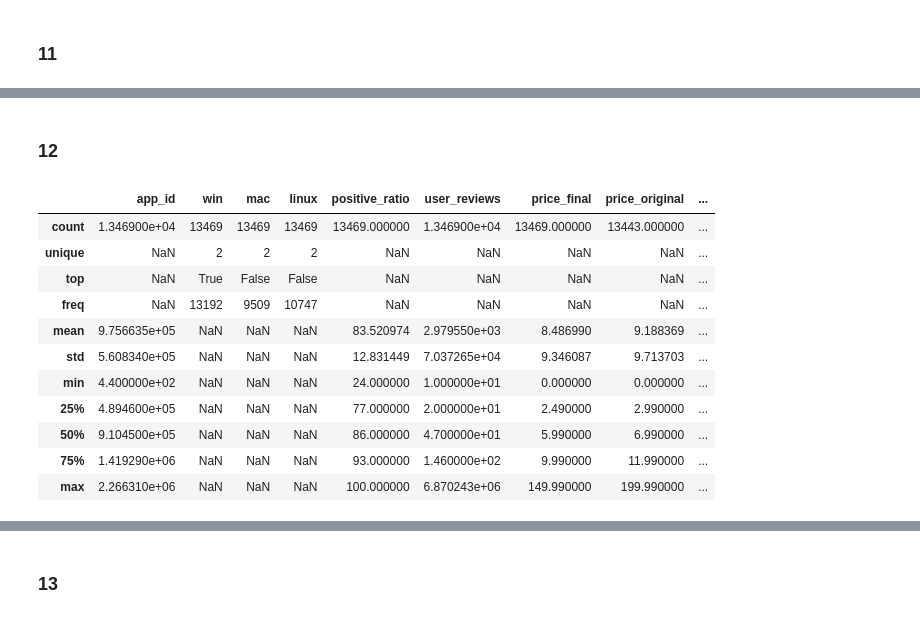
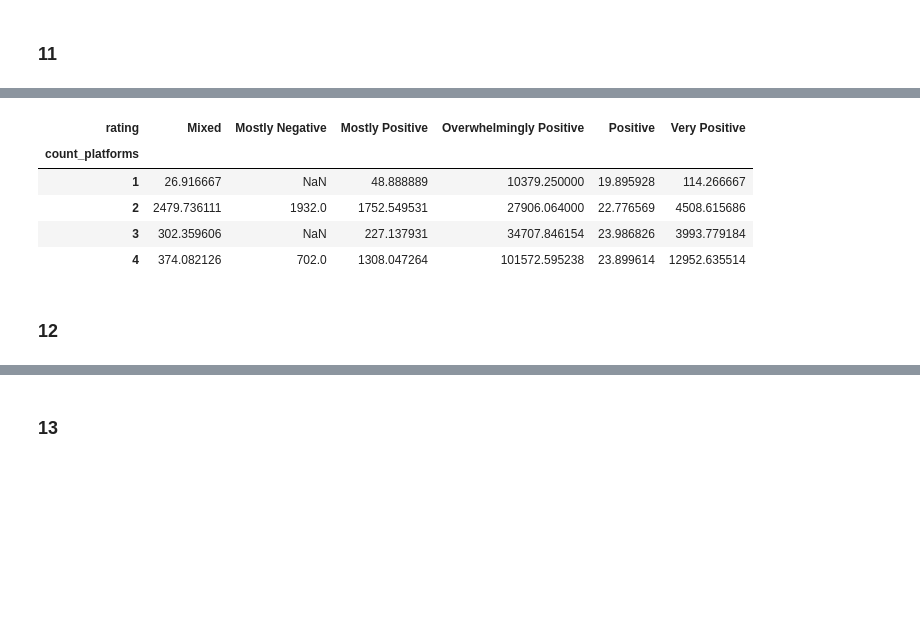
Before and after one commit to AKSUMRUS/DataAnalizeCSHSE2023, a Jupyter notebook: Games.ipynb, the cells around one changed output, grey strips where cells are left out. Saved outputs shown, nothing was run; the diff lists cells and outputs as text; code cells hidden in the pictures; blank space fills up the shorter version.

```diff
--- a/Games.ipynb
+++ b/Games.ipynb
@@ -383,18 +399,14 @@ print('Чем младше игра, тем больше она в средне
+# %%
+# display(df.corr())
+df3 = df.pivot_table('user_reviews',index='count_platforms',columns='rating')
+print("")
+display(df3)
+# %% [output]
+| rating | Mixed | Mostly Negative | Mostly Positive | Overwhelmingly Positive | Positive | Very Positive |
+| count_platforms |  |  |  |  |  |  |
+| 1 | 26.916667 | NaN | 48.888889 | 10379.250000 | 19.895928 | 114.266667 |
+| 2 | 2479.736111 | 1932.0 | 1752.549531 | 27906.064000 | 22.776569 | 4508.615686 |
+| 3 | 302.359606 | NaN | 227.137931 | 34707.846154 | 23.986826 | 3993.779184 |
+| 4 | 374.082126 | 702.0 | 1308.047264 | 101572.595238 | 23.899614 | 12952.635514 |
 # %% [markdown]
 ### 12
-# %%
-# Тут еще делать нужно
-display(df.describe())
-# %% [output]
-|  | app_id | win | mac | linux | positive_ratio | user_reviews | price_final | price_original | ... |
-| count | 1.346900e+04 | 13469 | 13469 | 13469 | 13469.000000 | 1.346900e+04 | 13469.000000 | 13443.000000 | ... |
-| unique | NaN | 2 | 2 | 2 | NaN | NaN | NaN | NaN | ... |
-| top | NaN | True | False | False | NaN | NaN | NaN | NaN | ... |
-| freq | NaN | 13192 | 9509 | 10747 | NaN | NaN | NaN | NaN | ... |
-| mean | 9.756635e+05 | NaN | NaN | NaN | 83.520974 | 2.979550e+03 | 8.486990 | 9.188369 | ... |
-| std | 5.608340e+05 | NaN | NaN | NaN | 12.831449 | 7.037265e+04 | 9.346087 | 9.713703 | ... |
-| min | 4.400000e+02 | NaN | NaN | NaN | 24.000000 | 1.000000e+01 | 0.000000 | 0.000000 | ... |
-| 25% | 4.894600e+05 | NaN | NaN | NaN | 77.000000 | 2.000000e+01 | 2.490000 | 2.990000 | ... |
-| 50% | 9.104500e+05 | NaN | NaN | NaN | 86.000000 | 4.700000e+01 | 5.990000 | 6.990000 | ... |
-| 75% | 1.419290e+06 | NaN | NaN | NaN | 93.000000 | 1.460000e+02 | 9.990000 | 11.990000 | ... |
-| max | 2.266310e+06 | NaN | NaN | NaN | 100.000000 | 6.870243e+06 | 149.990000 | 199.990000 | ... |
```
Also changed, not shown: parts of 6 cells of this notebook.
